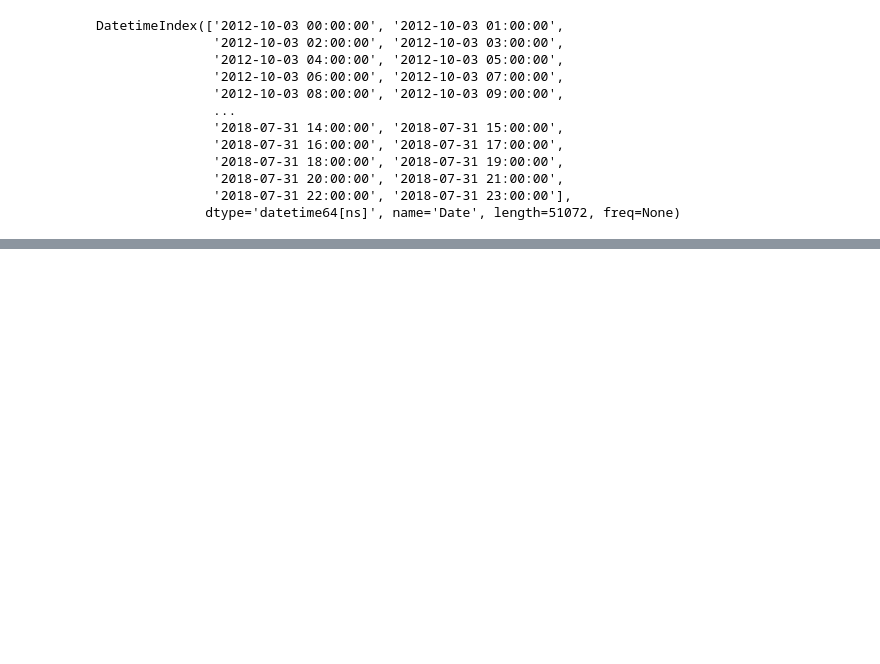
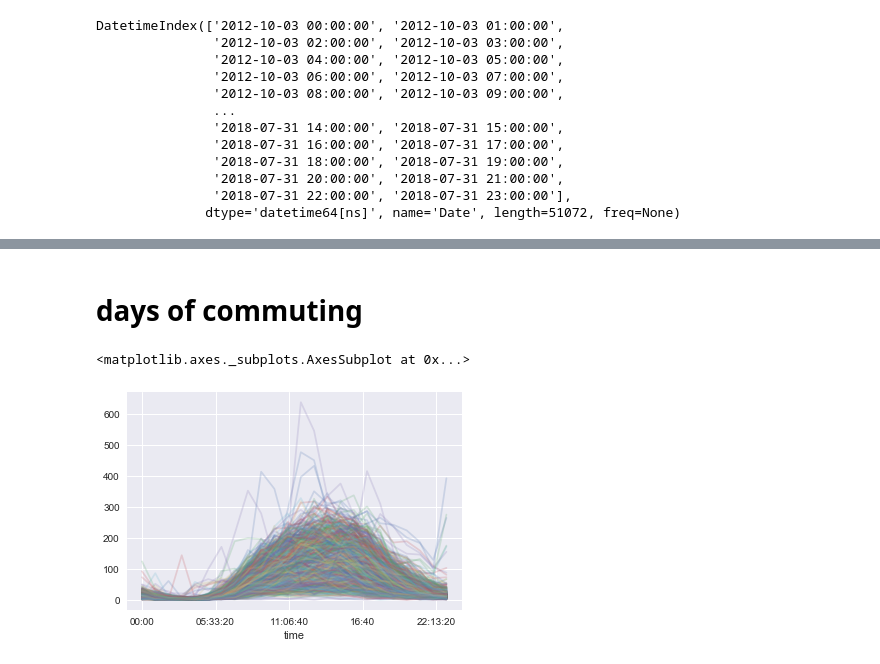
Before and after one commit to MrRutledge/Seattle_Bridge_Data_work_flow, a Jupyter notebook: DataWorkFlow1.ipynb, the cells around one changed output, grey strips where cells are left out. Drawn from its saved outputs; the diff is of its cells as text; code cells hidden in the pictures; blank space fills up the shorter version.

```diff
--- a/DataWorkFlow1.ipynb
+++ b/DataWorkFlow1.ipynb
@@ -151,0 +181,7 @@ DatetimeIndex(['2012-10-03 00:00:00', '2012-10-03 01:00:00',
+# %% [markdown]
+# days of commuting
+# %%
+pivoted.T[labels == 0].T.plot(legend = False, alpha = 0.20)
+# %% [output]
+<matplotlib.axes._subplots.AxesSubplot at 0x...>
+[figure, added]
```
Also changed, not shown: parts of 15 cells of this notebook, 1 other file.
